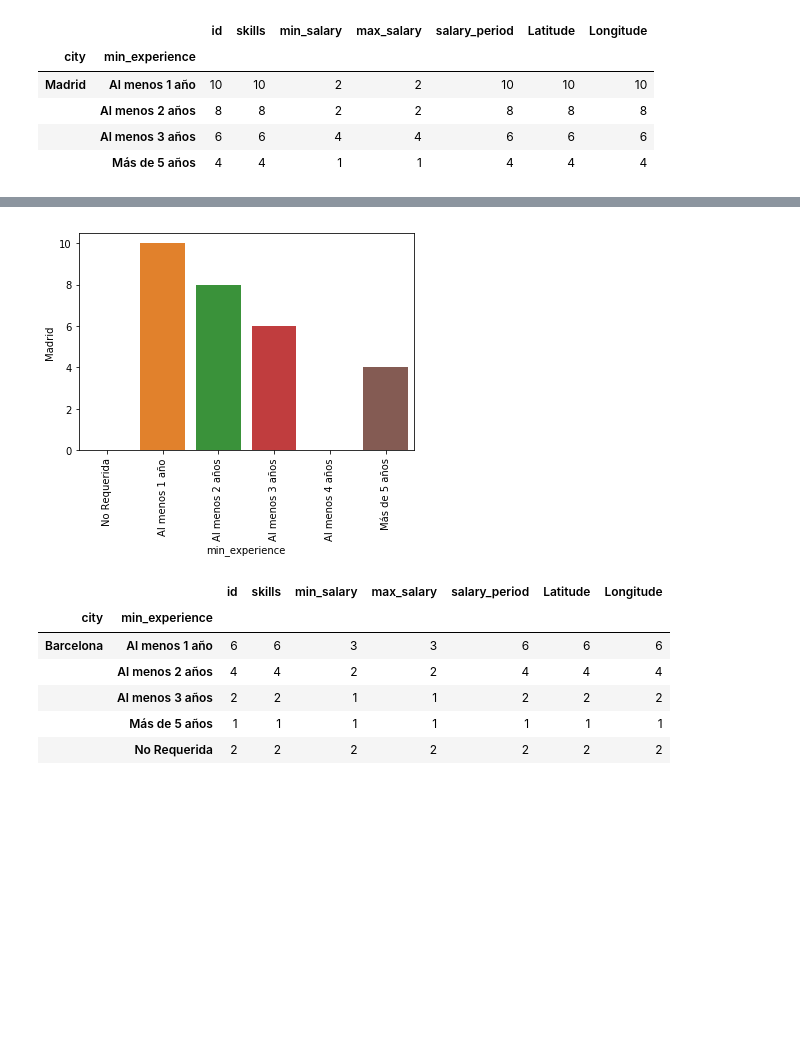
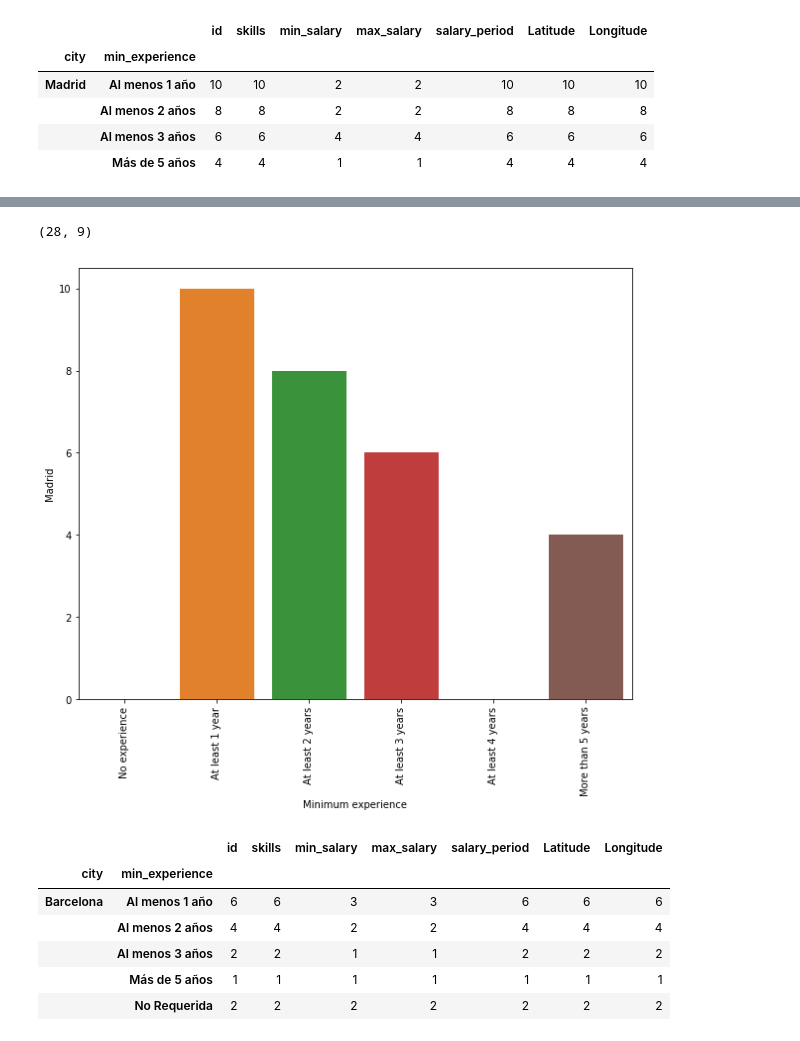
Before and after one commit to jbe1992/your-own-project, a Jupyter notebook: Project.ipynb, the cells around one changed output, grey strips where cells are left out. Drawn from its saved outputs; the diff is of its cells as text; code cells hidden in the pictures; blank space fills up the shorter version.

```diff
--- a/Project.ipynb
+++ b/Project.ipynb
@@ -143,14 +156,20 @@ mad_data.head()
 | 4 | 2015a502ba49bfb6041f3eb146356f | Madrid | Al menos 1 año | Qué necesitas saber? Requisitos m... | 24000.0 | 30000.0 | Bruto/año | 40.416677 | -3.704021 |
 | 7 | 38c3f96fc643c48d12d4955a9706e1 | Madrid | Al menos 1 año | Experiencia: -Como Programador/a ... | NaN | NaN |  | 40.416677 | -3.704021 |
 | 8 | 1b4da7ad2c482abe9c32b9d49f72e6 | Madrid | Al menos 1 año | Experiencia en desarrollo Angular... | NaN | NaN |  | 40.416677 | -3.704021 |
+# %%
+mad_data.shape
+# %% [output]
+(28, 9)
 # %%
+plt.figure(figsize=(10, 8))
 sns.countplot(x = 'min_experience', data = mad_data, order=['No Requerida','Al menos 1 año','Al menos 2 años','Al menos 3 años','Al menos 4 años', 'Más de 5 años'])
-plt.xticks(rotation=90)
+plt.xticks(ticks=[0,1,2,3,4,5], labels=['No experience','At least 1 year','At least 2 years','At least 3 years','At least 4 years','More than 5 years'],rotation=90)
 plt.ylabel('Madrid')
-plt.savefig("graficos/madoffers.png")
+plt.xlabel('Minimum experience')
+plt.savefig('graficos/madoffers.png', bbox_inches='tight', transparent=True)
 plt.show()
 # %% [output]
-[figure, old version]
+[figure, new version]
 # %%
 bf_df[bf_df['city'] == 'Barcelona'].groupby(['city', 'min_experience']).count()
 # %% [output]
```
Also changed, not shown: parts of 9 cells of this notebook, 5 other files.
